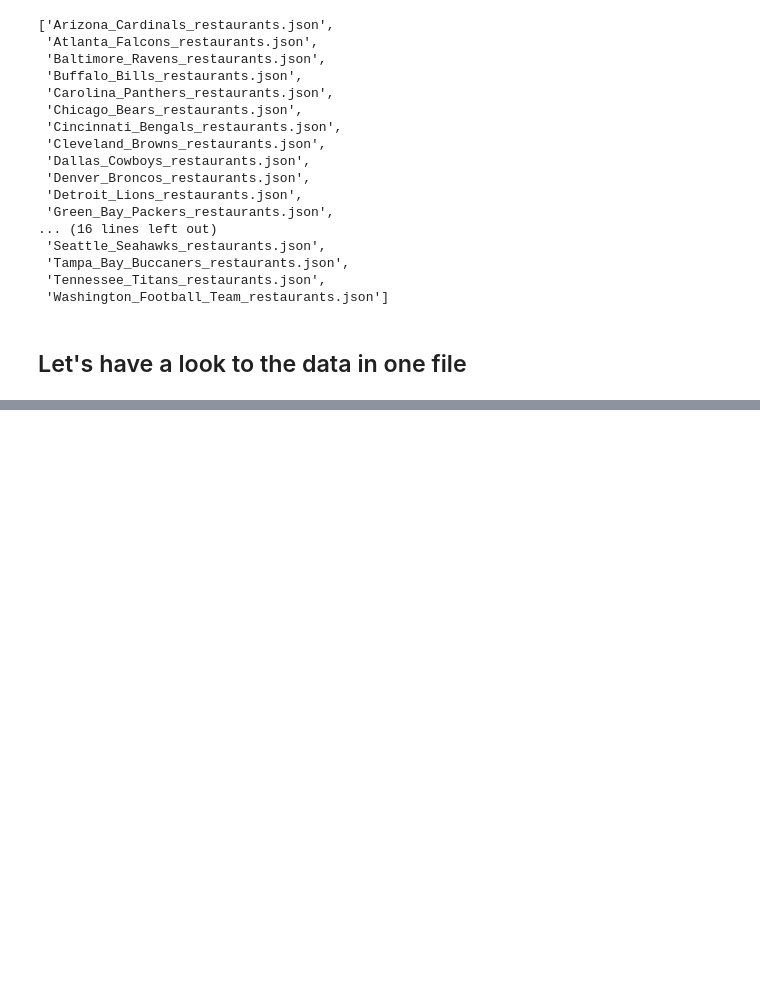
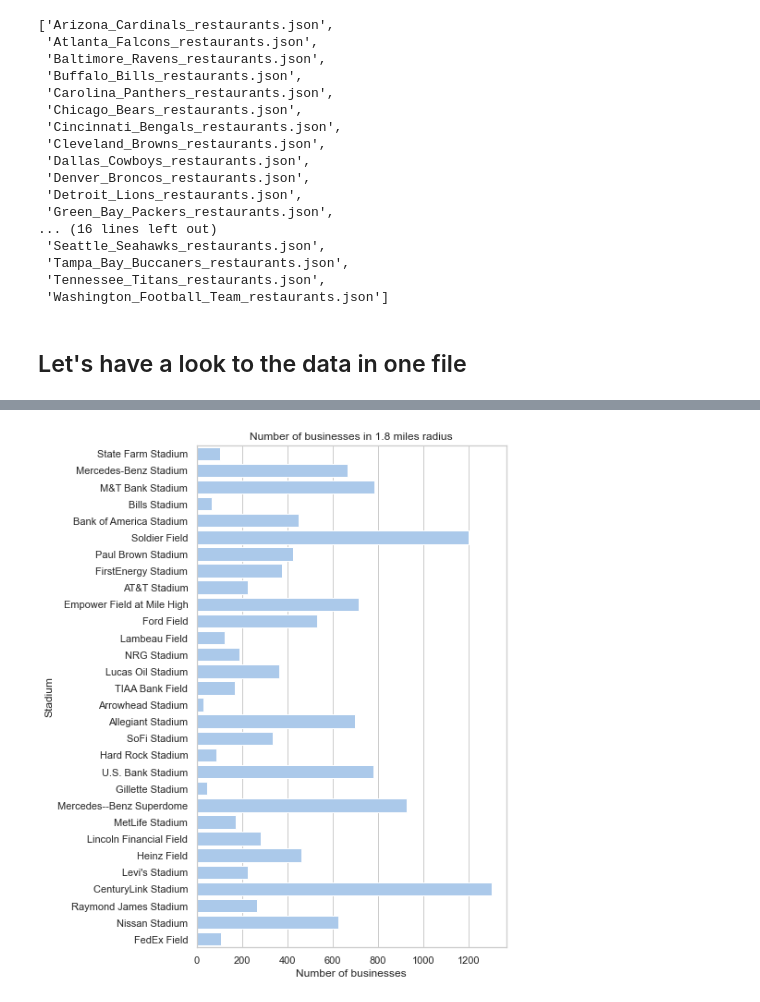
Before and after one commit to Xavier4t/Sports_and_Restaurants, a Jupyter notebook: Example_Analysis.ipynb, the cells around one changed output, grey strips where cells are left out. Saved outputs shown, nothing was run; the diff lists cells and outputs as text; code cells hidden in the pictures; blank space fills up the shorter version.

Commit message:
barplot of number of businesses

```diff
--- a/Example_Analysis.ipynb
+++ b/Example_Analysis.ipynb
@@ -138,3 +140,11 @@ stats["NFL"]
 | Tampa Bay Buccaners | Raymond James Stadium | [27.976, -82.503] | 267 | 1.500000 | 3.520599 | ... |
 | Tennessee Titans | Nissan Stadium | [36.166, -86.771] | 623 | 1.749420 | 3.747191 | ... |
 | Washington Football Team | FedEx Field | [38.905, -76.859] | 106 | 1.432099 | 2.745283 | ... |
+# %%
+sns.set_theme(context='notebook',style="whitegrid")
+f, ax=plt.subplots(figsize=(6,10))
+sns.set_color_codes("pastel")
+sns.barplot(x="Number of businesses", y="Stadium", data=stats["NFL"], color="b").set(title='Number of businesses in 1.8 miles radius')
+plt.show()
+# %% [output]
+[figure, added]
```
Also changed, not shown: parts of 3 cells of this notebook.
